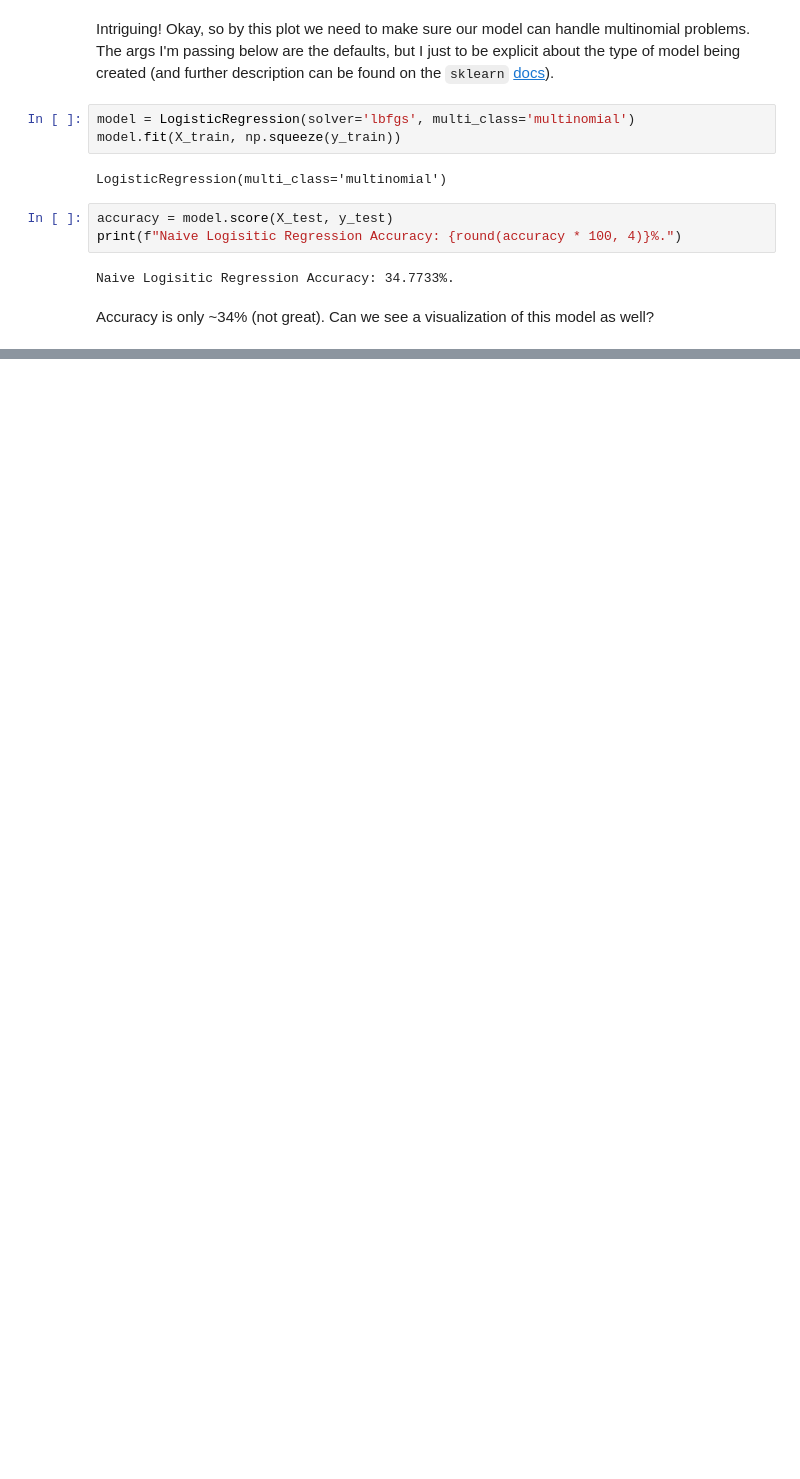
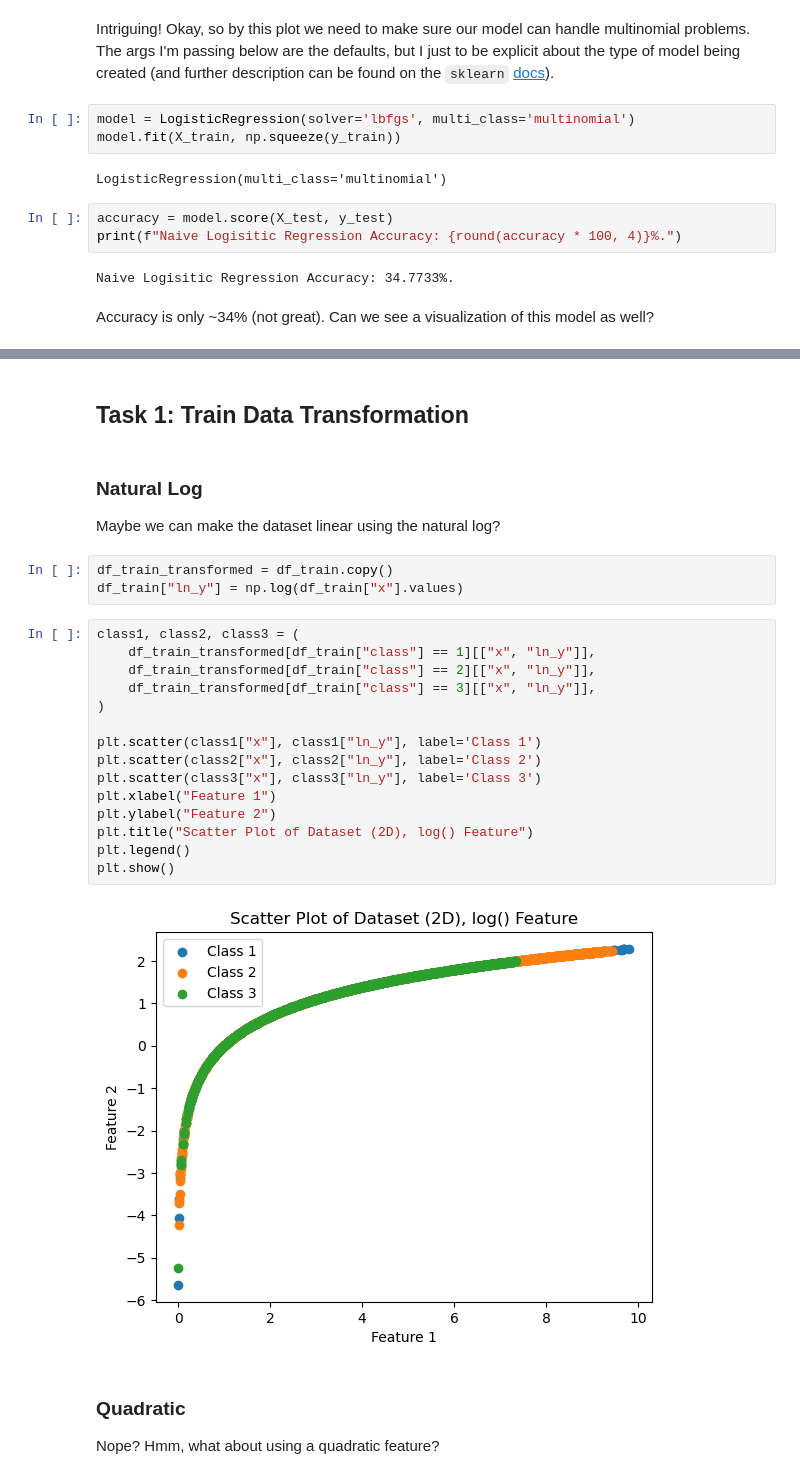
Before and after one commit to UPstartDeveloper/ML-Fundamentals-and-Apps, a Jupyter notebook: SyedRaza_Project1/SyedRaza_Project1.ipynb, the cells around one changed output, grey strips where cells are left out. Saved outputs shown, nothing was run; the diff lists cells and outputs as text; blank space fills up the shorter version.

```diff
--- a/SyedRaza_Project1/SyedRaza_Project1.ipynb
+++ b/SyedRaza_Project1/SyedRaza_Project1.ipynb
@@ -98,3 +107,33 @@ metrics.ConfusionMatrixDisplay.from_estimator(model, X_test_scaled, y_test)
 plt.show()
 # %% [output]
 [figure]
+# %% [markdown]
+## Task 1: Train Data Transformation
+# %% [markdown]
+### Natural Log
+
+Maybe we can make the dataset linear using the natural log?
+# %%
+df_train_transformed = df_train.copy()
+df_train["ln_y"] = np.log(df_train["x"].values)
+# %%
+class1, class2, class3 = (
+    df_train_transformed[df_train["class"] == 1][["x", "ln_y"]],
+    df_train_transformed[df_train["class"] == 2][["x", "ln_y"]],
+    df_train_transformed[df_train["class"] == 3][["x", "ln_y"]],
+)
+
+plt.scatter(class1["x"], class1["ln_y"], label='Class 1')
+plt.scatter(class2["x"], class2["ln_y"], label='Class 2')
+plt.scatter(class3["x"], class3["ln_y"], label='Class 3')
+plt.xlabel("Feature 1")
+plt.ylabel("Feature 2")
+plt.title("Scatter Plot of Dataset (2D), log() Feature")
+plt.legend()
+plt.show()
+# %% [output]
+[figure, added]
+# %% [markdown]
+### Quadratic
+
+Nope? Hmm, what about using a quadratic feature?
```
Also changed, not shown: parts of 12 cells of this notebook.
